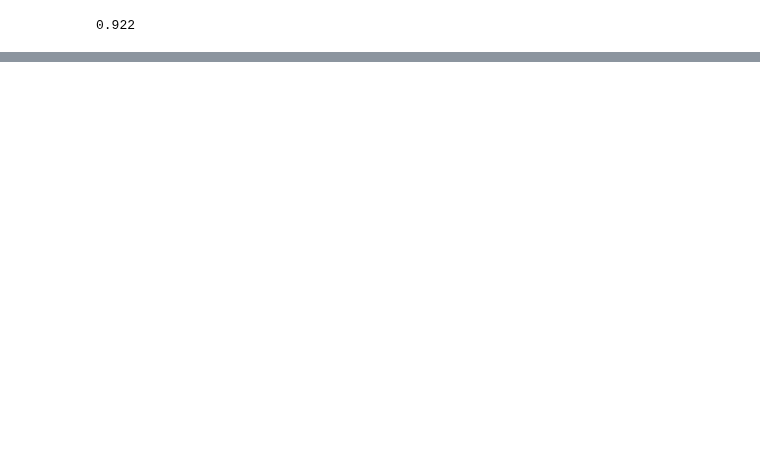
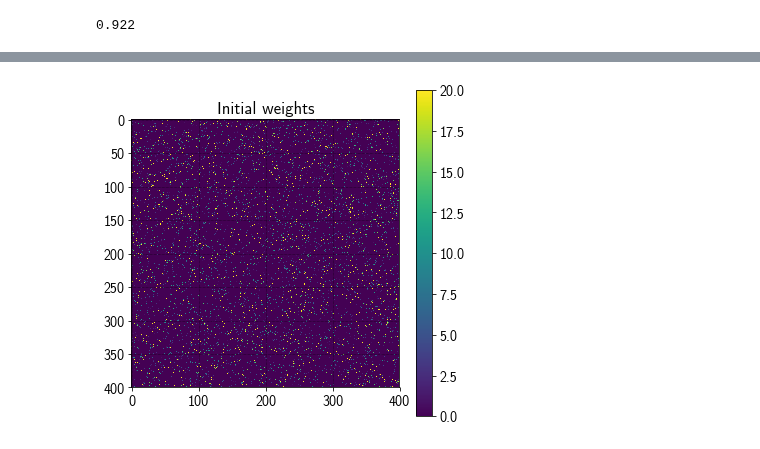
Before and after one commit to sagacitysite/pelenet, a Jupyter notebook: assemblies.ipynb, the cells around one changed output, grey strips where cells are left out. Saved outputs shown, nothing was run; the diff lists cells and outputs as text; code cells hidden in the pictures; blank space fills up the shorter version.

```diff
--- a/assemblies.ipynb
+++ b/assemblies.ipynb
@@ -80,3 +83,8 @@ exp.net.plot.reservoirSpikeTrain(figsize=(12,6))
+# %%
+# Weight matrix before learning
+exp.net.plot.initialExWeightMatrix()
+# %% [output]
+[figure, added]
 # %%
 # Weight matrix after learning
 exp.net.plot.trainedExWeightMatrix()
```
Also changed, not shown: parts of 15 cells of this notebook, 5 other files.
